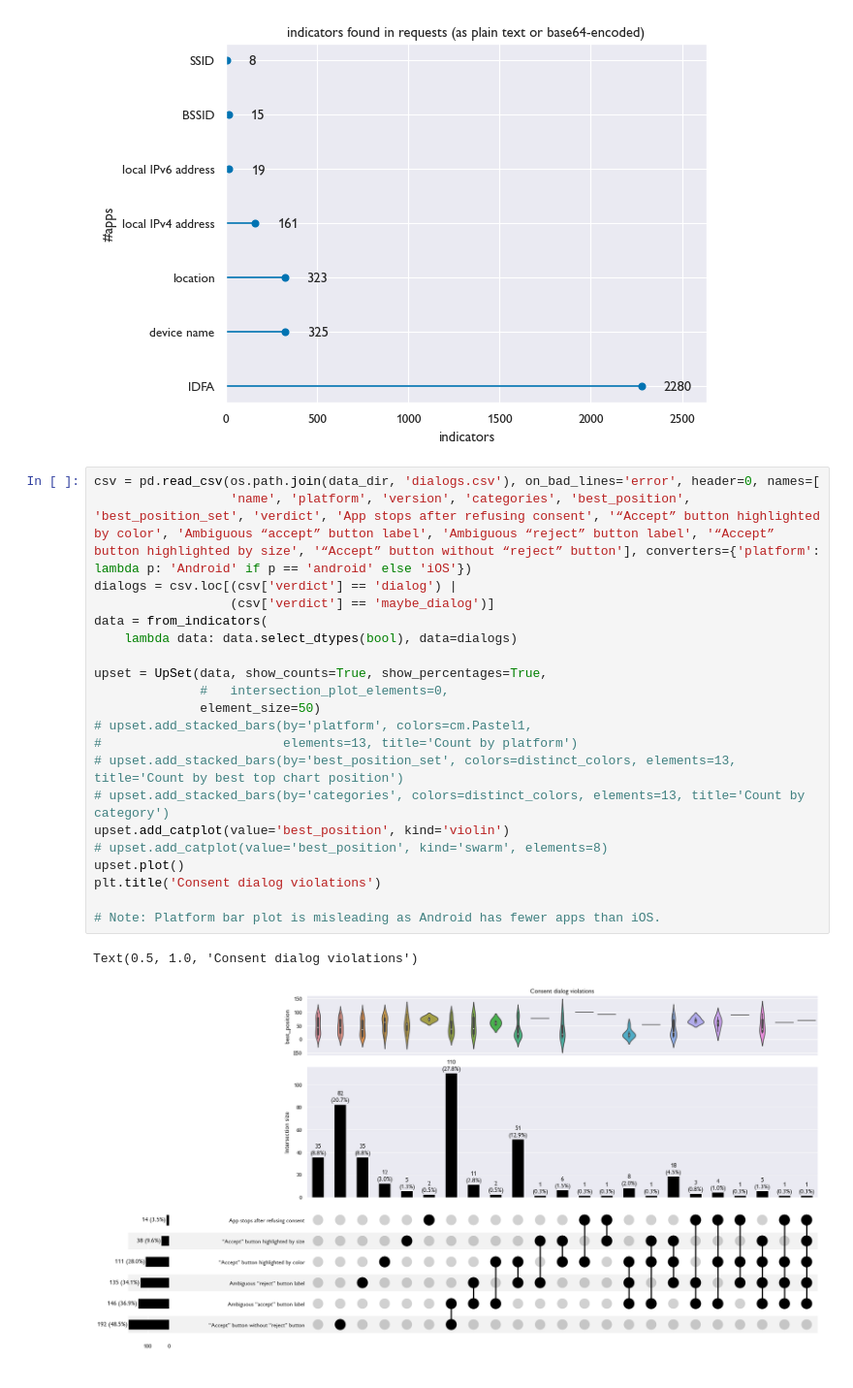
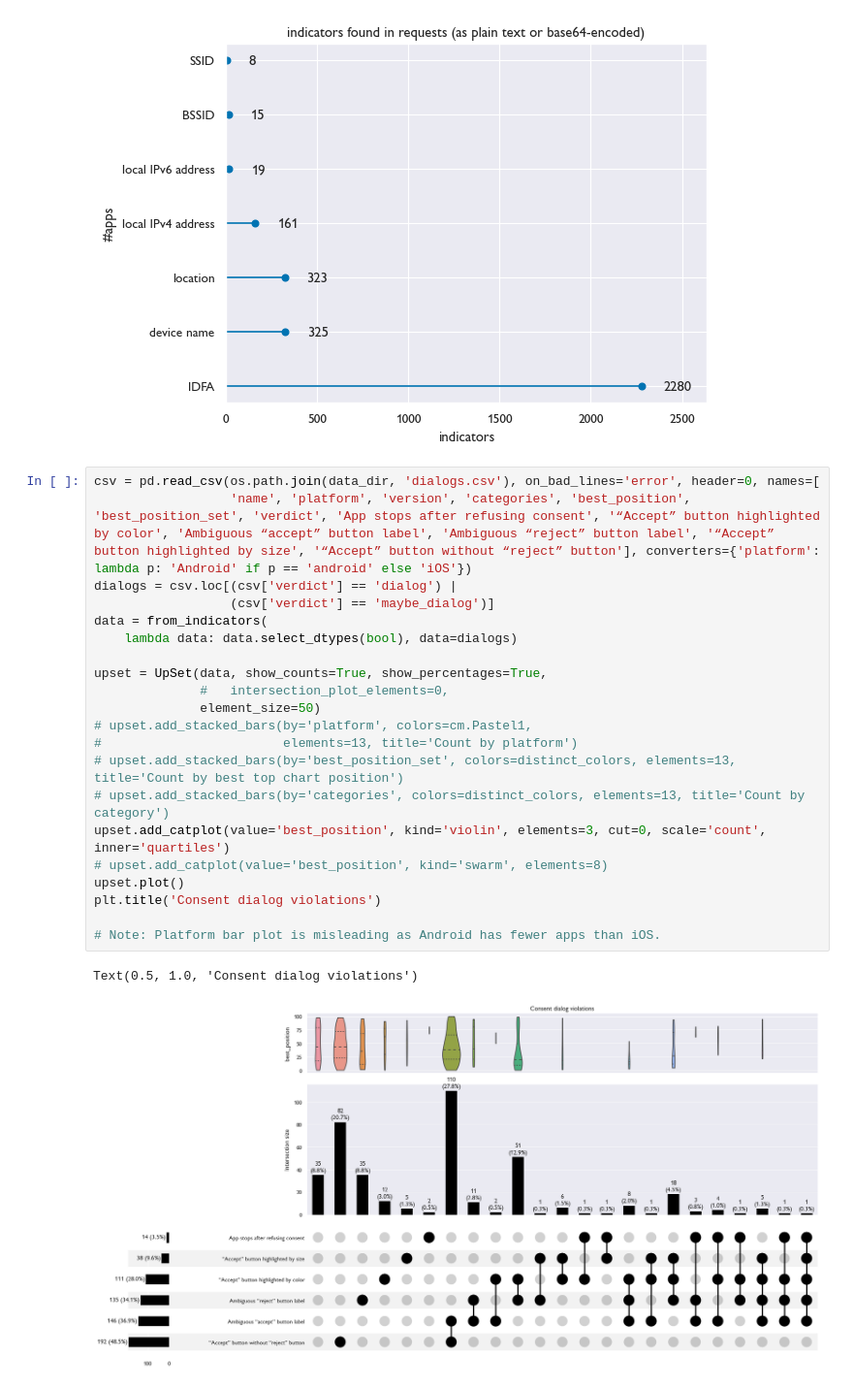
Before and after one commit to baltpeter/thesis-mobile-consent-dialogs, a Jupyter notebook: src/graphs.ipynb, the cells around one changed output. Shown: that part at 97% size. Drawn from its saved outputs; the diff is of its cells as text.

```diff
--- a/src/graphs.ipynb
+++ b/src/graphs.ipynb
@@ -44,27 +44,27 @@ for type in ['occurrences', 'apps']:
 # %%
 csv = pd.read_csv(os.path.join(data_dir, 'dialogs.csv'), on_bad_lines='error', header=0, names=[
                   'name', 'platform', 'version', 'categories', 'best_position', 'best_position_set', 'verdict', 'App stops after refusing consent', '“Accept” button highlighted by color', 'Ambiguous “accept” button label', 'Ambiguous “reject” button label', '“Accept” button highlighted by size', '“Accept” button without “reject” button'], converters={'platform': lambda p: 'Android' if p == 'android' else 'iOS'})
 dialogs = csv.loc[(csv['verdict'] == 'dialog') |
                   (csv['verdict'] == 'maybe_dialog')]
 data = from_indicators(
     lambda data: data.select_dtypes(bool), data=dialogs)
 
 upset = UpSet(data, show_counts=True, show_percentages=True,
               #   intersection_plot_elements=0,
               element_size=50)
 # upset.add_stacked_bars(by='platform', colors=cm.Pastel1,
 #                        elements=13, title='Count by platform')
 # upset.add_stacked_bars(by='best_position_set', colors=distinct_colors, elements=13, title='Count by best top chart position')
 # upset.add_stacked_bars(by='categories', colors=distinct_colors, elements=13, title='Count by category')
-upset.add_catplot(value='best_position', kind='violin')
+upset.add_catplot(value='best_position', kind='violin', elements=3, cut=0, scale='count', inner='quartiles')
 # upset.add_catplot(value='best_position', kind='swarm', elements=8)
 upset.plot()
 plt.title('Consent dialog violations')
 
 # Note: Platform bar plot is misleading as Android has fewer apps than iOS.
 # %% [output]
 Text(0.5, 1.0, 'Consent dialog violations')
-[figure, old version]
+[figure, new version]
 # %%
 data = list(json_obj_from_file_to_matplotlib('tcf_cmps.json'))
 
```
Also changed, not shown: parts of 1 cell of this notebook, 14 other files.
